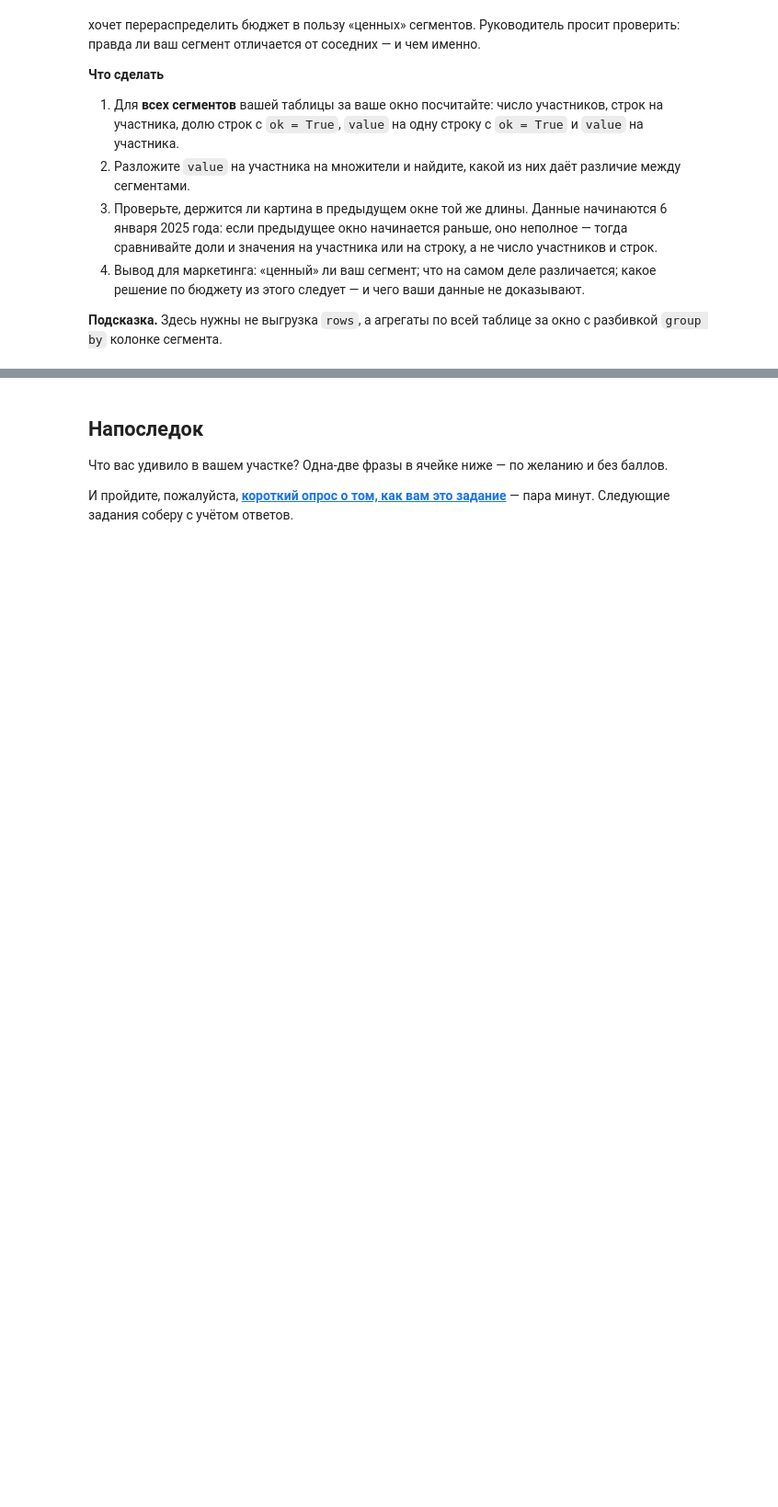
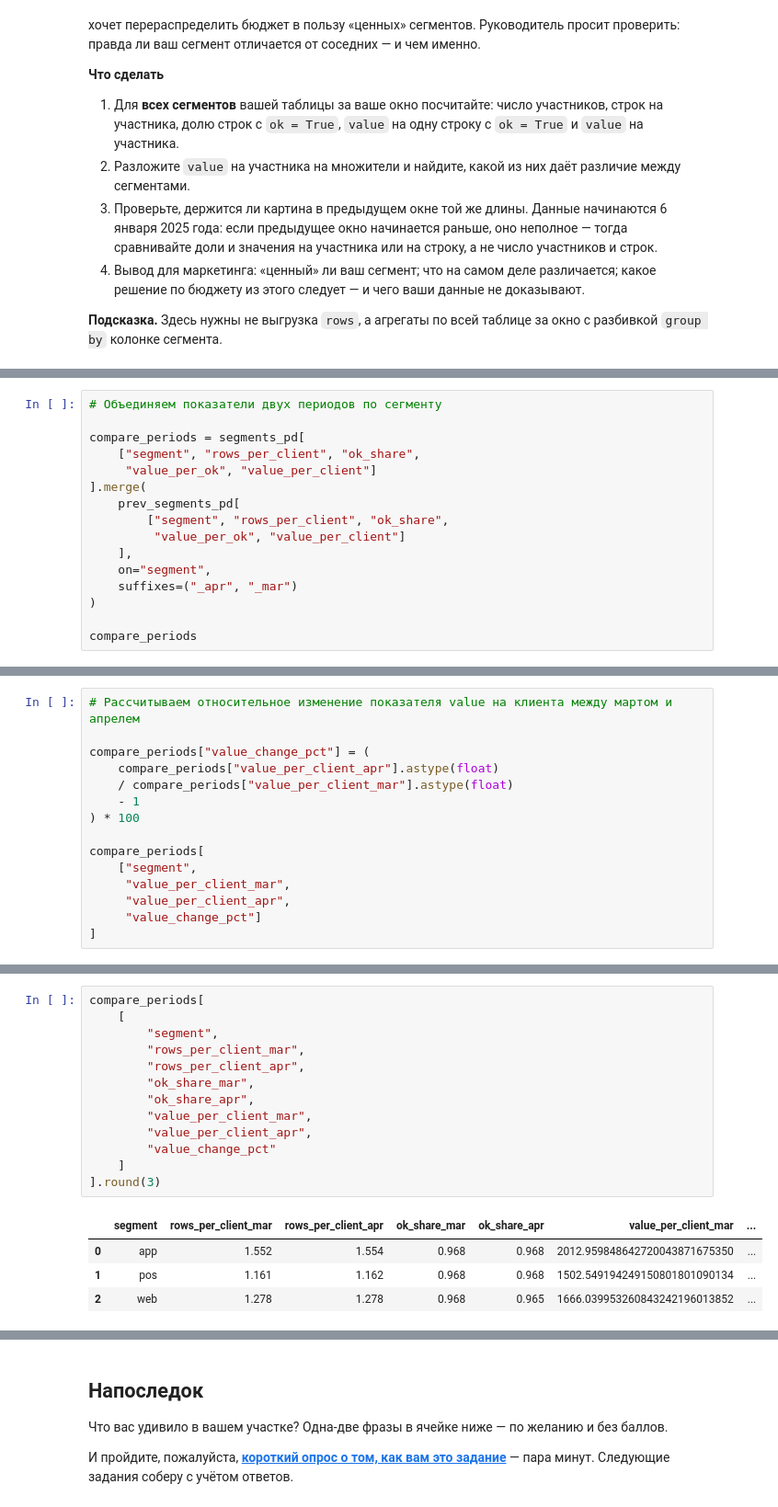
Before and after one commit to rekvit/python-module1, a Jupyter notebook: notebooks/hw1.ipynb, the cells around one changed output, grey strips where cells are left out. Shown at 92% size. Drawn from its saved outputs; the diff is of its cells as text; blank space fills up the shorter version.

```diff
--- a/notebooks/hw1.ipynb
+++ b/notebooks/hw1.ipynb
@@ -1225,0 +1417,16 @@ print("Размер выборки:", round(n_required))
+# %%
+# Объединяем показатели двух периодов по сегменту
+
+compare_periods = segments_pd[
+    ["segment", "rows_per_client", "ok_share",
+     "value_per_ok", "value_per_client"]
+].merge(
+    prev_segments_pd[
+        ["segment", "rows_per_client", "ok_share",
+         "value_per_ok", "value_per_client"]
+    ],
+    on="segment",
+    suffixes=("_apr", "_mar")
+)
+
+compare_periods
@@ -1225,0 +1438,15 @@ print("Размер выборки:", round(n_required))
+# %%
+# Рассчитываем относительное изменение показателя value на клиента между мартом и апрелем
+
+compare_periods["value_change_pct"] = (
+    compare_periods["value_per_client_apr"].astype(float)
+    / compare_periods["value_per_client_mar"].astype(float)
+    - 1
+) * 100
+
+compare_periods[
+    ["segment",
+     "value_per_client_mar",
+     "value_per_client_apr",
+     "value_change_pct"]
+]
@@ -1225,0 +1485,18 @@ print("Размер выборки:", round(n_required))
+# %%
+compare_periods[
+    [
+        "segment",
+        "rows_per_client_mar",
+        "rows_per_client_apr",
+        "ok_share_mar",
+        "ok_share_apr",
+        "value_per_client_mar",
+        "value_per_client_apr",
+        "value_change_pct"
+    ]
+].round(3)
+# %% [output]
+|  | segment | rows_per_client_mar | rows_per_client_apr | ok_share_mar | ok_share_apr | value_per_client_mar | ... |
+| 0 | app | 1.552 | 1.554 | 0.968 | 0.968 | 2012.959848642720043871675350 | ... |
+| 1 | pos | 1.161 | 1.162 | 0.968 | 0.968 | 1502.549194249150801801090134 | ... |
+| 2 | web | 1.278 | 1.278 | 0.968 | 0.965 | 1666.039953260843242196013852 | ... |
```
Also changed, not shown: parts of 12 cells of this notebook.
